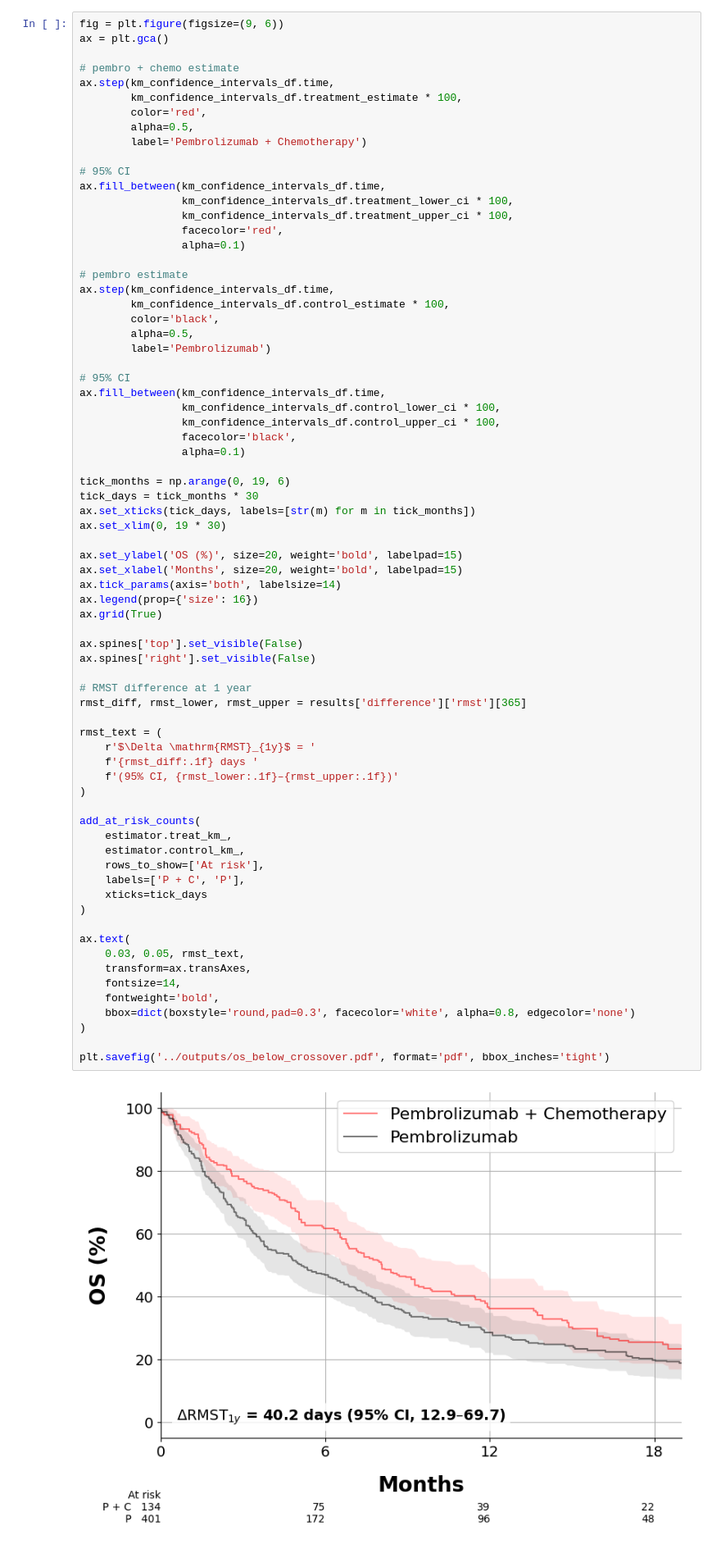
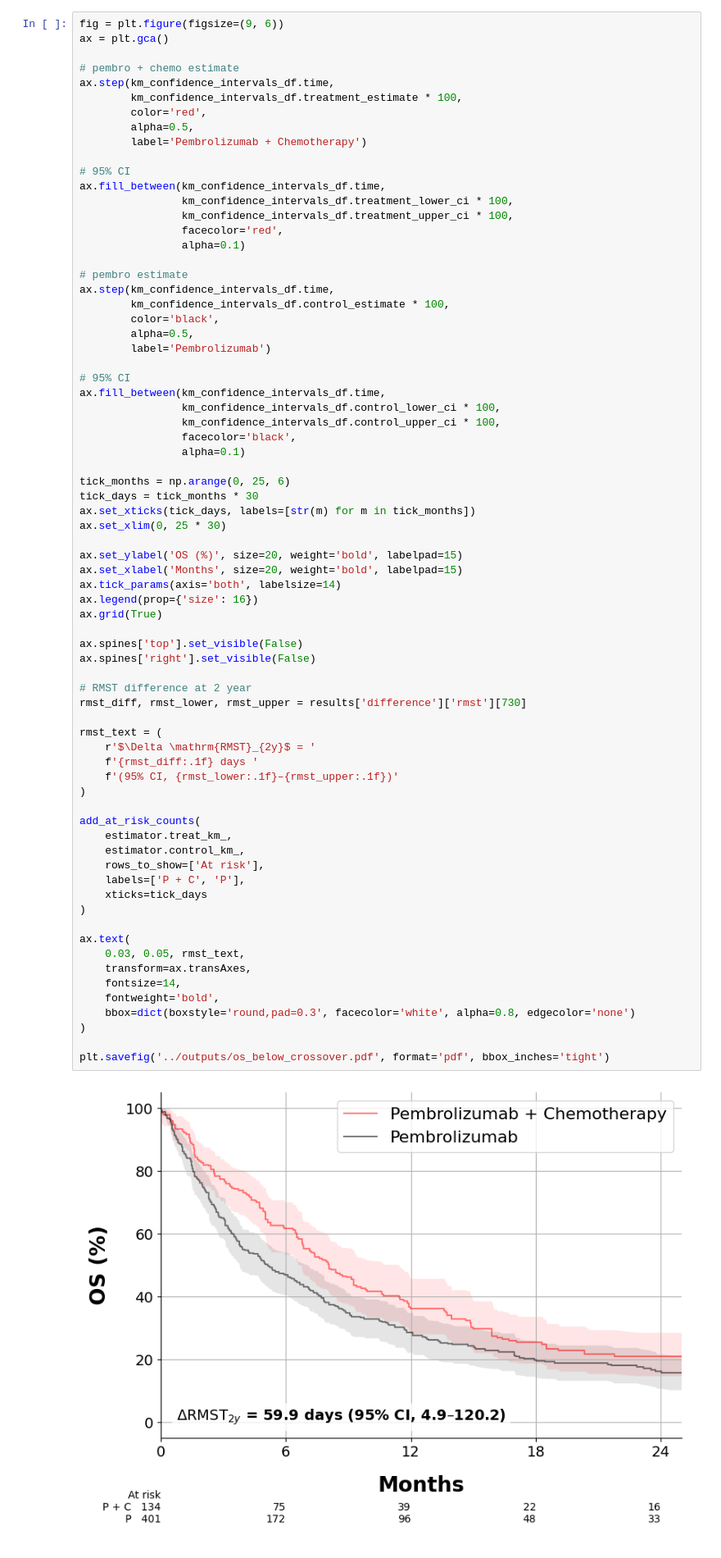
Before and after one commit to xavier-orcutt/io-heterogeneity, a Jupyter notebook: advHeadNeck/notebooks/os_below_crossover.ipynb, the cells around one changed output. Shown at 82% size. Drawn from its saved outputs; the diff is of its cells as text.

```diff
--- a/advHeadNeck/notebooks/os_below_crossover.ipynb
+++ b/advHeadNeck/notebooks/os_below_crossover.ipynb
@@ -285,10 +285,10 @@ ax.fill_between(km_confidence_intervals_df.time,
                 facecolor='black',
                 alpha=0.1)
 
-tick_months = np.arange(0, 19, 6)
+tick_months = np.arange(0, 25, 6)
 tick_days = tick_months * 30
 ax.set_xticks(tick_days, labels=[str(m) for m in tick_months])
-ax.set_xlim(0, 19 * 30)
+ax.set_xlim(0, 25 * 30)
 
 ax.set_ylabel('OS (%)', size=20, weight='bold', labelpad=15)
 ax.set_xlabel('Months', size=20, weight='bold', labelpad=15)
@@ -296,34 +296,34 @@ ax.tick_params(axis='both', labelsize=14)
 ax.legend(prop={'size': 16})
 ax.grid(True)
 
 ax.spines['top'].set_visible(False)
 ax.spines['right'].set_visible(False)
 
-# RMST difference at 1 year
-rmst_diff, rmst_lower, rmst_upper = results['difference']['rmst'][365]
+# RMST difference at 2 year
+rmst_diff, rmst_lower, rmst_upper = results['difference']['rmst'][730]
 
 rmst_text = (
-    r'$\Delta \mathrm{RMST}_{1y}$ = '
+    r'$\Delta \mathrm{RMST}_{2y}$ = '
     f'{rmst_diff:.1f} days '
     f'(95% CI, {rmst_lower:.1f}–{rmst_upper:.1f})'
 )
 
 add_at_risk_counts(
     estimator.treat_km_,
     estimator.control_km_,
     rows_to_show=['At risk'],
     labels=['P + C', 'P'],
     xticks=tick_days
 )
 
 ax.text(
     0.03, 0.05, rmst_text,
     transform=ax.transAxes,
     fontsize=14,
     fontweight='bold',
     bbox=dict(boxstyle='round,pad=0.3', facecolor='white', alpha=0.8, edgecolor='none')
 )
 
 plt.savefig('../outputs/os_below_crossover.pdf', format='pdf', bbox_inches='tight')
 # %% [output]
-[figure, old version]
+[figure, new version]
```
Also changed, not shown: parts of 1 cell of this notebook, 2 other files.
